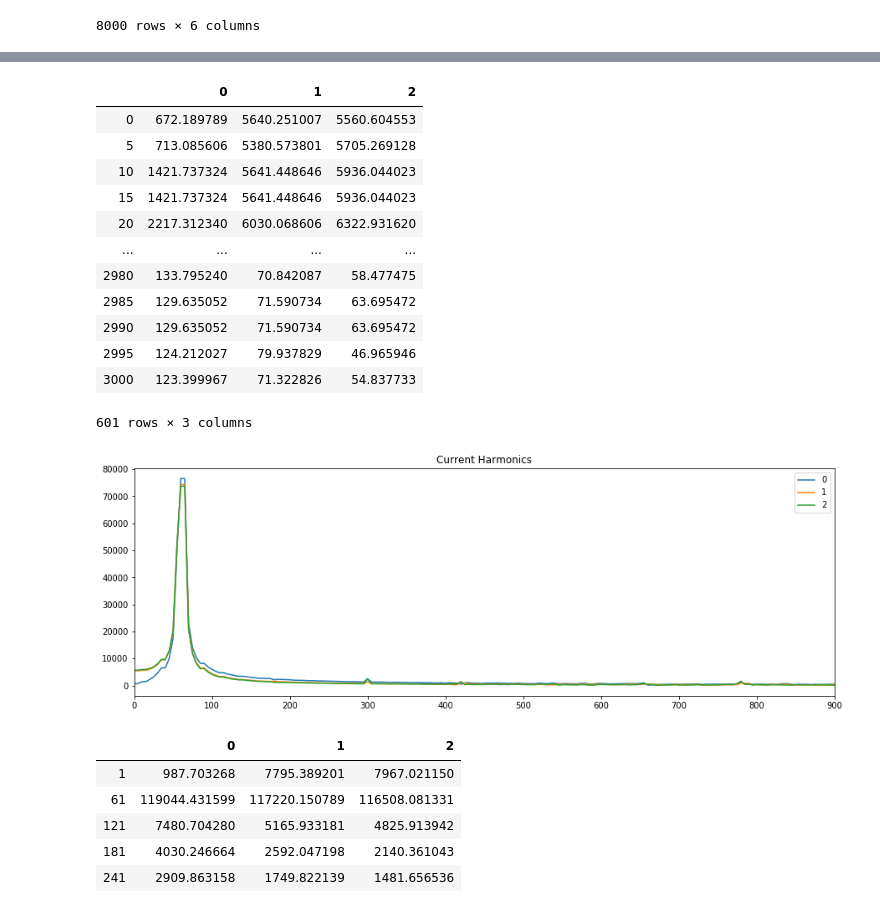
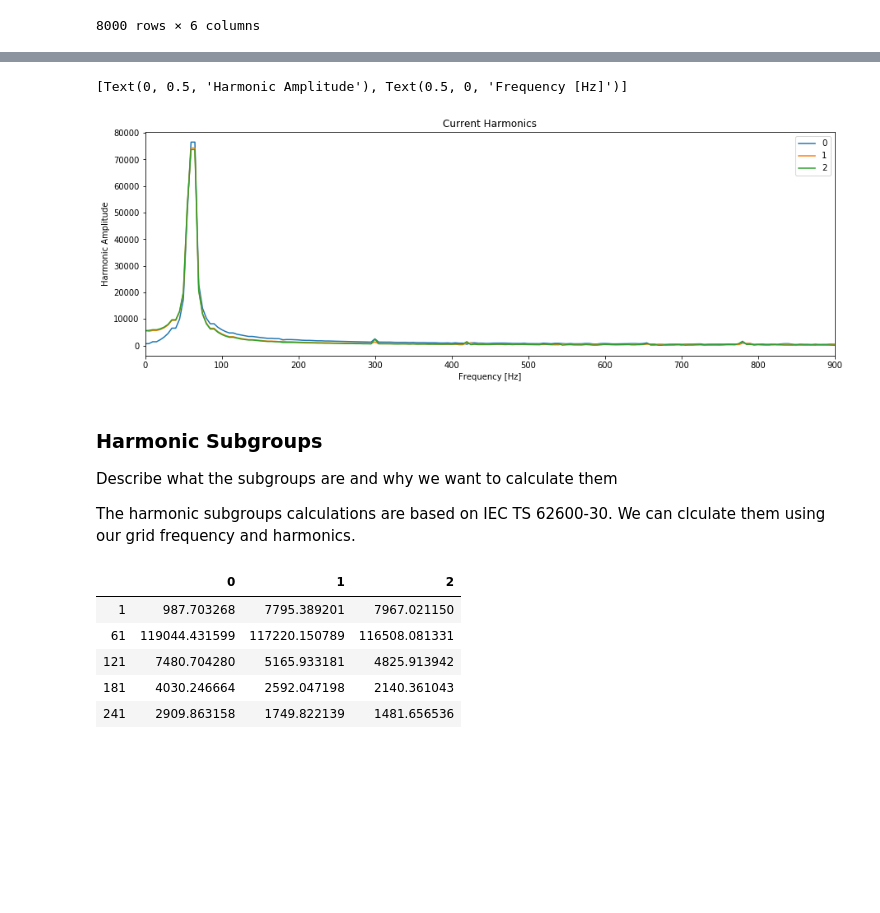
Before and after one commit to MHKiT-Software/MHKiT-Python, a Jupyter notebook: examples/power_example.ipynb, the cells around one changed output, grey strips where cells are left out. Drawn from its saved outputs; the diff is of its cells as text; code cells hidden in the pictures; blank space fills up the shorter version.

```diff
--- a/examples/power_example.ipynb
+++ b/examples/power_example.ipynb
@@ -49,23 +67,23 @@ Next, the power.quality module can be used to compute harmonics of current and c
 # %%
-sample_freq = 50000 #Hz setting the nominal sampling frequency
-grid_freq = 60 #Hz setting the frequency of the grid the device would be conected to
-rated_current = 18.8 #Amps
-harmonics = power.quality.harmonics(current,sample_freq,grid_freq)
-harmonics.plot(figsize=(15,5),xlim=(0,900),title='Current Harmonics')
-harmonics
+# Set the nominal sampling frequency
+sample_freq = 50000   #[Hz]
+
+# Set the frequency of the grid the device would be conected to
+grid_freq = 60        #[Hz]
+# Set the rated current of the device
+rated_current = 18.8  # [Amps]
+
+# Calculate the harmonics
+harmonics = power.quality.harmonics(current, sample_freq, grid_freq)
+
+# Display the results
+harmonics.plot(figsize=(15,5),xlim=(0,900),title='Current Harmonics').set(ylabel='Harmonic Amplitude',xlabel='Frequency [Hz]')
 # %% [output]
-|  | 0 | 1 | 2 |
-| 0 | 672.189789 | 5640.251007 | 5560.604553 |
-| 5 | 713.085606 | 5380.573801 | 5705.269128 |
-| 10 | 1421.737324 | 5641.448646 | 5936.044023 |
-| 15 | 1421.737324 | 5641.448646 | 5936.044023 |
-| 20 | 2217.312340 | 6030.068606 | 6322.931620 |
-| ... | ... | ... | ... |
-| 2980 | 133.795240 | 70.842087 | 58.477475 |
-| 2985 | 129.635052 | 71.590734 | 63.695472 |
-| 2990 | 129.635052 | 71.590734 | 63.695472 |
-| 2995 | 124.212027 | 79.937829 | 46.965946 |
-| 3000 | 123.399967 | 71.322826 | 54.837733 |
-601 rows × 3 columns
+[Text(0, 0.5, 'Harmonic Amplitude'), Text(0.5, 0, 'Frequency [Hz]')]
-[figure, old version]
+[figure, new version]
+# %% [markdown]
+### Harmonic Subgroups
+Describe what the subgroups are and why we want to calculate them
+
+The harmonic subgroups calculations are based on IEC TS 62600-30. We can clculate them using our grid frequency and harmonics.
 # %%
```
Also changed, not shown: parts of 12 cells of this notebook, 4 other files.
